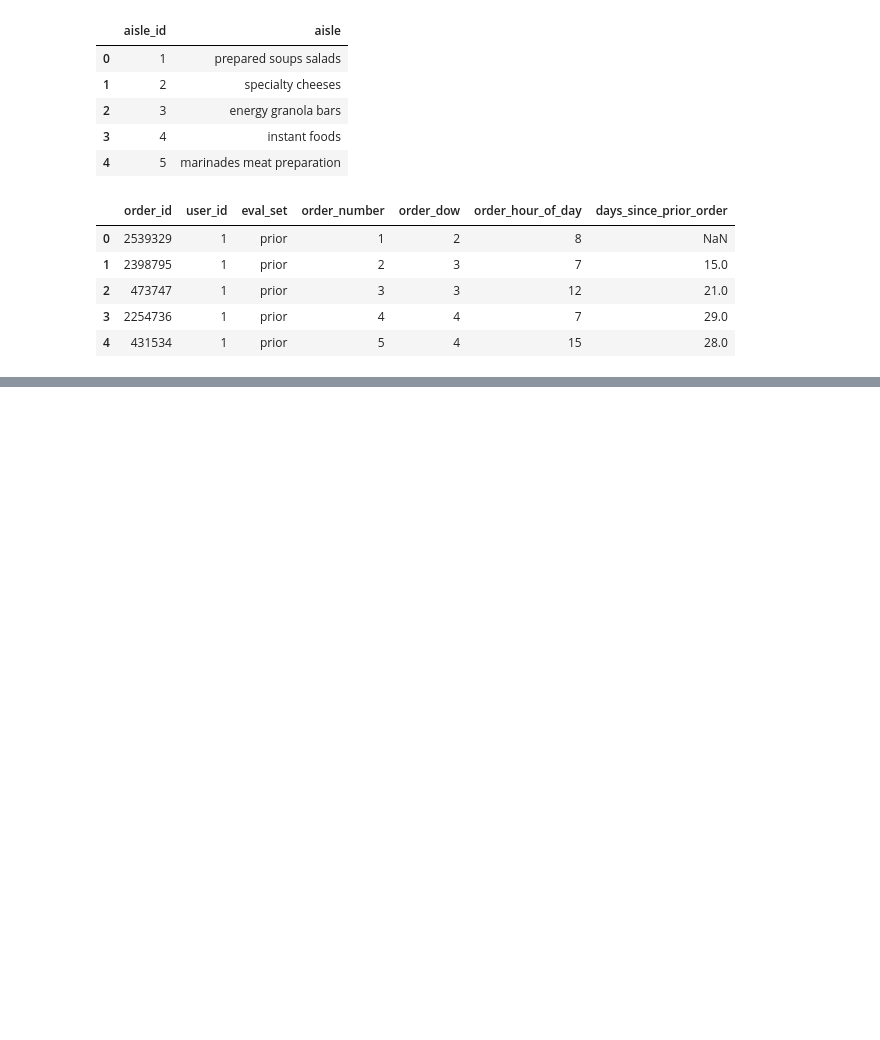
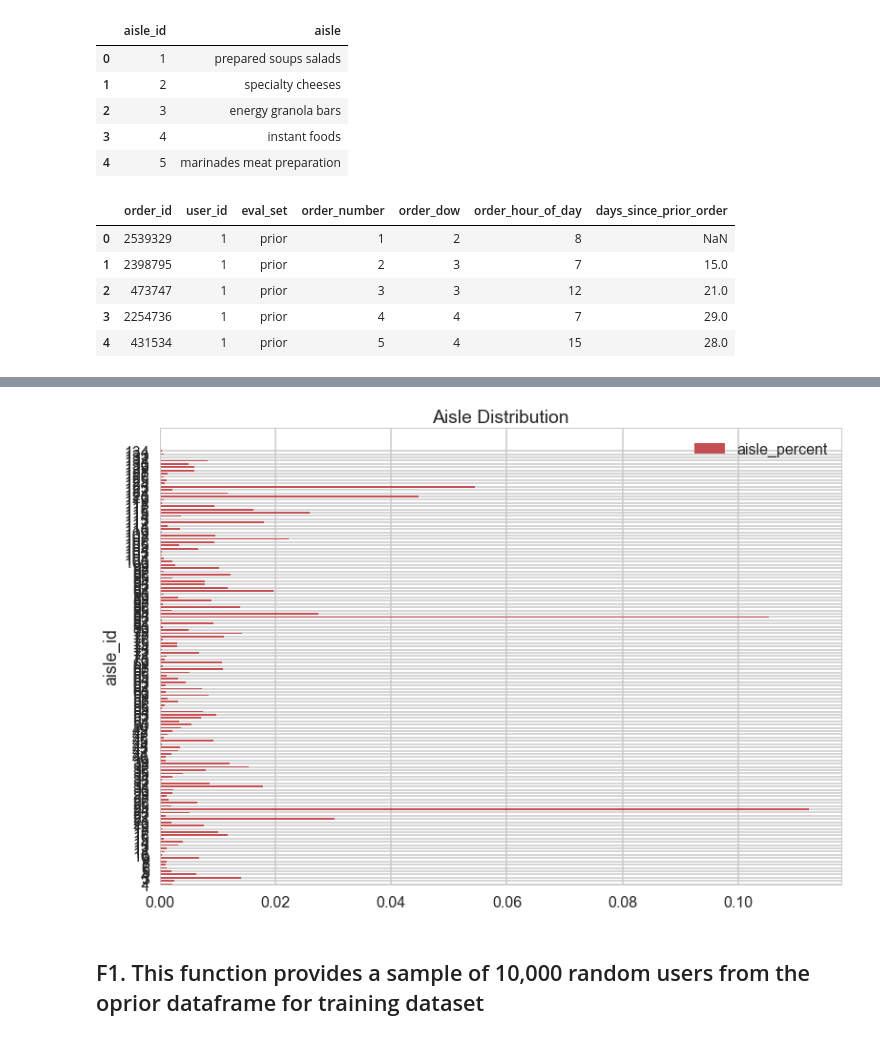
Before and after one commit to DrAugustine1981/InstacartCapstoneProject, a Jupyter notebook: Similarities.ipynb, the cells around one changed output, grey strips where cells are left out. Saved outputs shown, nothing was run; the diff lists cells and outputs as text; code cells hidden in the pictures; blank space fills up the shorter version.

```diff
--- a/Similarities.ipynb
+++ b/Similarities.ipynb
@@ -13,7 +8,8 @@ import numpy as np
 % matplotlib inline
 import seaborn as sns
 from matplotlib import rcParams
-sns.set_style("whitegrid")
+from scipy import stats
+sns.set(style="whitegrid", color_codes=True)
 sns.set_context("poster")
 # %%
 ## Read and Save all Tables in a DF
@@ -301,0 +51,5 @@ Diet_Class(sample3)
+# %%
+##Merging Oprior DataFrame with prod and aisle dataframes
+Allprior=oprior.merge(prior)
+Allprior=Allprior.merge(prod)
+Allprior=Allprior.merge(aisles)
@@ -301,0 +65,6 @@ Diet_Class(sample3)
+# %%
+##Percentage of orders coming from each aisle in the entire Allprior dataframe
+aisle_percent=Allprior.aisle_id.value_counts()/Allprior.aisle_id.size
+aisle_percent=pd.DataFrame(aisle_percent).sort_index().reset_index()
+aisle_percent.columns=['aisle_id', 'aisle_percent']
+aisle_percent.head()
@@ -301,0 +78,7 @@ Diet_Class(sample3)
+# %%
+aisle_percent.plot("aisle_id", "aisle_percent", kind="barh", color='r')
+plt.title('Aisle Distribution')
+plt.ylim(0,140)
+plt.show()
+# %% [output]
+[figure, added]
@@ -301,0 +102,2 @@ Diet_Class(sample3)
+# %% [markdown]
+##  F1. This function provides a sample of 10,000 random users from the oprior dataframe for training dataset
```
Also changed, not shown: parts of 64 cells of this notebook.
